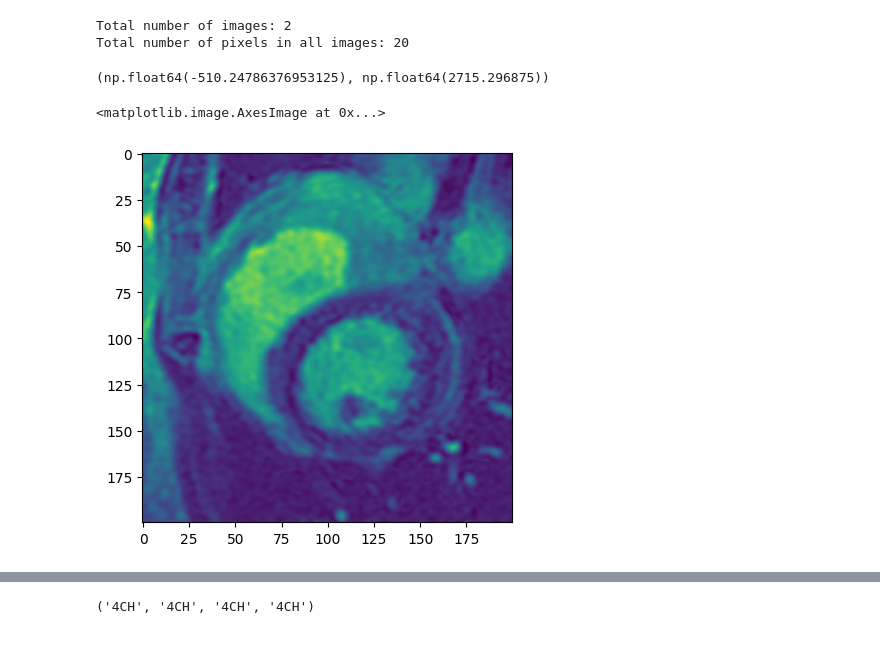
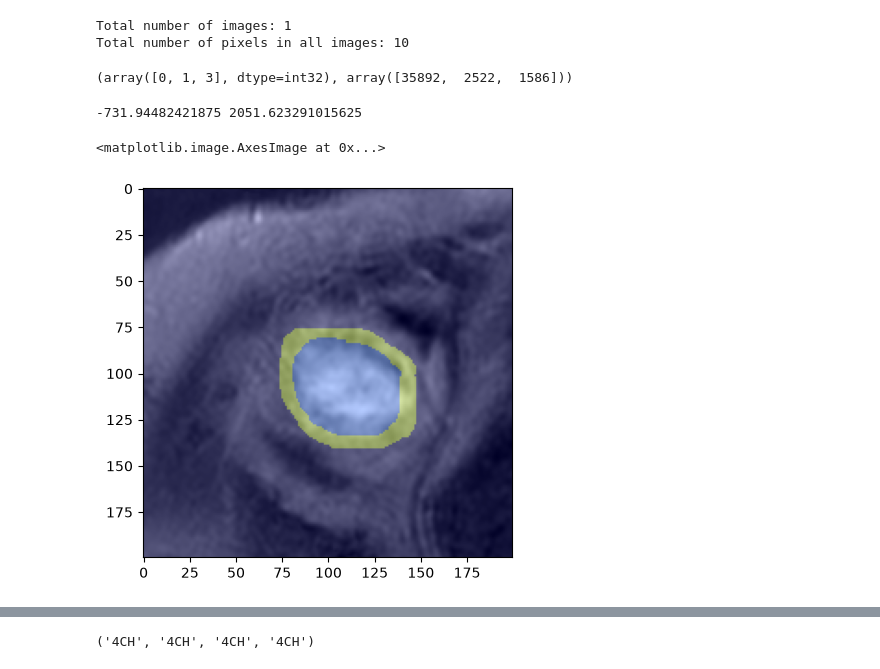
Before and after one commit to minhnhattrinh312/CMRSEG_Challange, a Jupyter notebook: notebooks/preprocess.ipynb, the cells around one changed output, grey strips where cells are left out. Cells and saved outputs as stored; diff of their text form; code cells hidden in the pictures.

```diff
--- a/notebooks/preprocess.ipynb
+++ b/notebooks/preprocess.ipynb
@@ -12,14 +12,16 @@ from omegaconf import DictConfig, OmegaConf
 import hydra
 import matplotlib.pyplot as plt
 # %%
-list_image = natsorted(glob.glob("../data/CMR-MULTI/LGE_MULTI/SAX_TR/image/*"))[:2]
-
+list_image = natsorted(glob.glob("../data/CMR-MULTI/LGE_MULTI/SAX_TR/image/*"))[38:39]
+list_mask = natsorted(glob.glob("../data/CMR-MULTI/LGE_MULTI/SAX_TR/anno/*"))[38:39]
 count_z = 0
 print(f"Total number of images: {len(list_image)}")
 for i in range(len(list_image)):
 
     image = nib.load(list_image[i])
     array_image = image.get_fdata()
+    mask = nib.load(list_mask[i])
+    array_mask = mask.get_fdata().astype(np.int32)
     if len(array_image.shape) == 4:
         print(f"Image {list_image[i]} has 4 dimensions, taking the first volume.")
     # mask = nib.load(list_mask[i])
@@ -28,5 +30,5 @@ for i in range(len(list_image)):
     count_z += array_image.shape[2]
 print(f"Total number of pixels in all images: {count_z}")
 # %% [output]
-Total number of images: 2
-Total number of pixels in all images: 20
+Total number of images: 1
+Total number of pixels in all images: 10
@@ -35,10 +35,14 @@ preprocess = min_max_normalize(array_image, cmr_type="cine")
-# %%
-array_image.min(), array_image.max()
-# %% [output]
-(np.float64(-510.24786376953125), np.float64(2715.296875))
+# %%
+np.unique(array_mask[...,1], return_counts=True)
+# %% [output]
+(array([0, 1, 3], dtype=int32), array([35892,  2522,  1586]))
 # %%
-array_image.min(), array_image.max()
-plt.imshow(array_image[:, :, 5])
+
+print(array_image.min(), array_image.max())
+plt.imshow(array_image[:, :, 1], cmap='gray')
+plt.imshow(array_mask[:, :, 1], cmap='jet', alpha=0.3, vmin=0, vmax=5)
+# plt.colorbar()
 # %% [output]
-<matplotlib.image.AxesImage at 0x...>
+-731.94482421875 2051.623291015625
+<matplotlib.image.AxesImage at 0x...>
-[figure, old version]
+[figure, new version]
```
Also changed, not shown: parts of 12 cells of this notebook, 14 other files.
